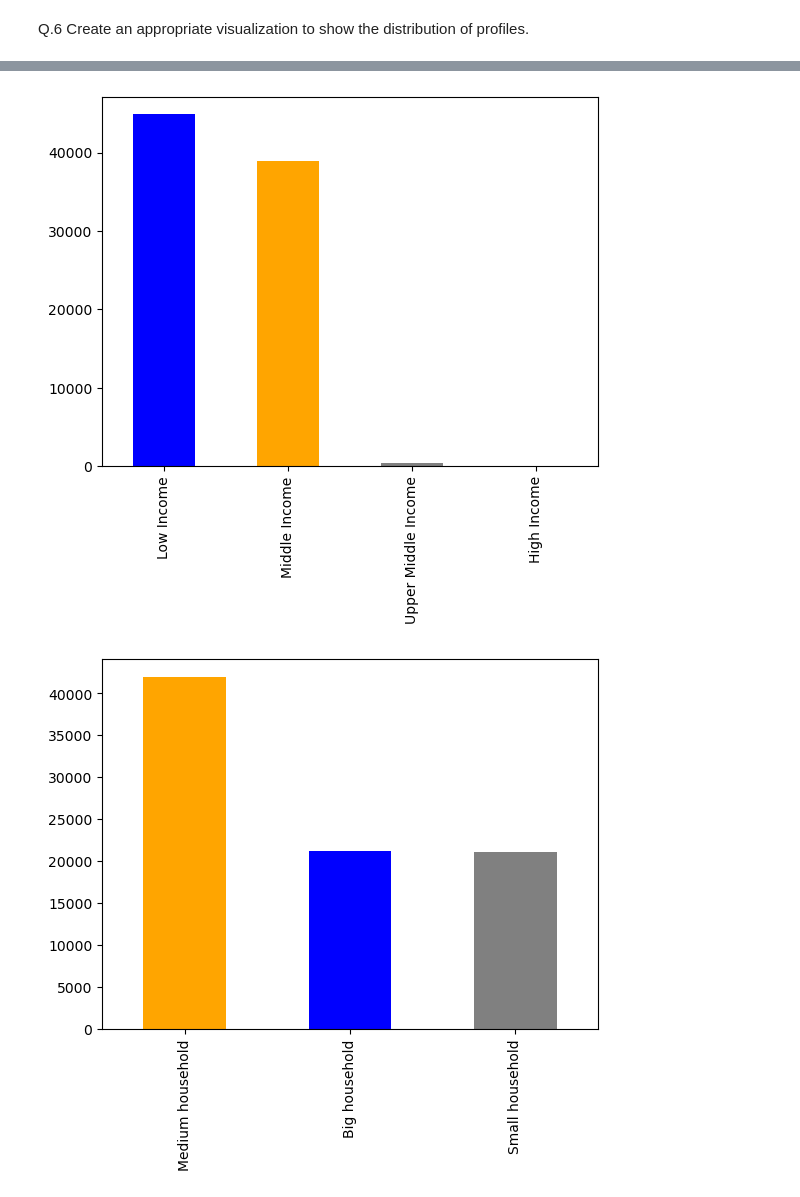
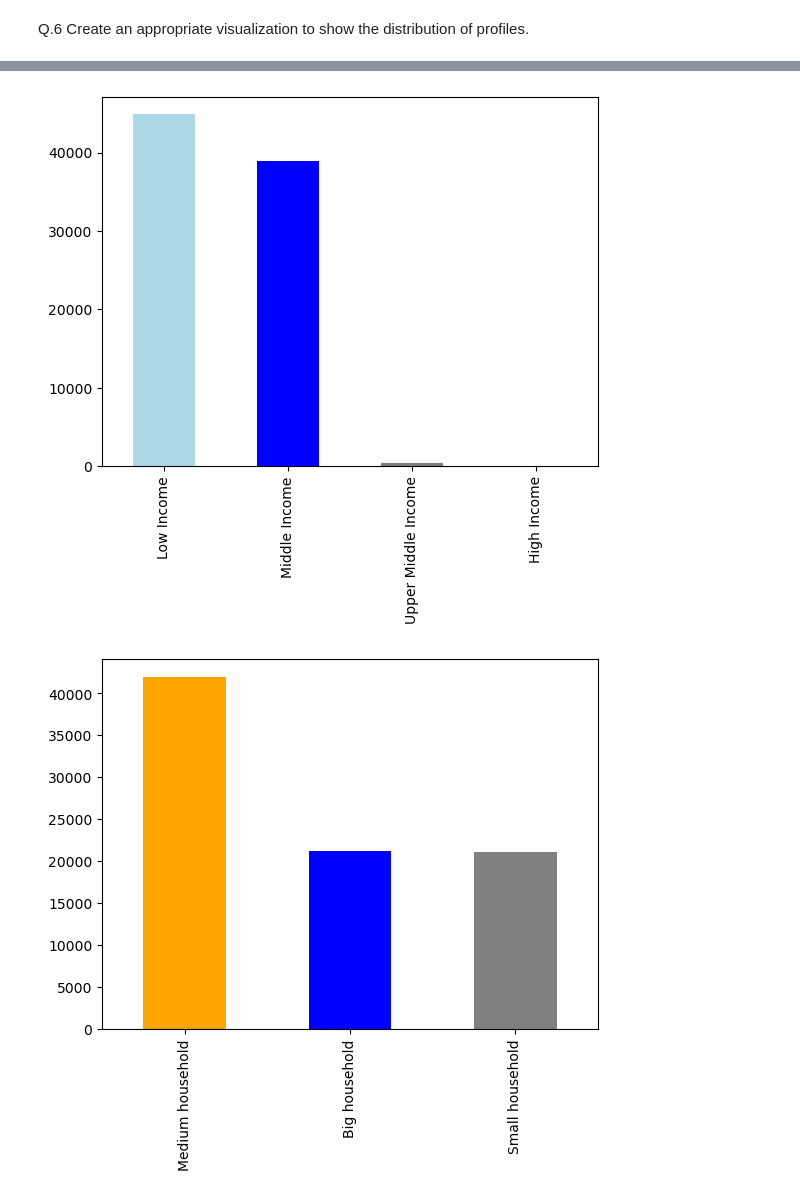
Before and after one commit to Zadorina/Instacart_Sales_Operations_Python, a Jupyter notebook: 3 Scripts/4.10 Coding Etiquette & Excel Reporting.ipynb, the cells around one changed output, grey strips where cells are left out. Saved outputs shown, nothing was run; the diff lists cells and outputs as text; code cells hidden in the pictures.

```diff
--- a/3 Scripts/4.10 Coding Etiquette & Excel Reporting.ipynb
+++ b/3 Scripts/4.10 Coding Etiquette & Excel Reporting.ipynb
@@ -267,9 +267,9 @@ bchart_age_ctgry = high_activity_custs['Age_Category'].value_counts().plot.bar(c
 # %%
 # Create a Bar Chart for Income Profile
 
-bchart_incm_ctgry = high_activity_custs['Income_Category'].value_counts().plot.bar(color = ['blue', 'orange', 'grey', 'lightslategrey'])
+bchart_incm_ctgry = high_activity_custs['Income_Category'].value_counts().plot.bar(color = ['lightblue', 'blue', 'grey','darkblue'])
 # %% [output]
-[figure, old version]
+[figure, new version]
 # %%
 # Create a Bar Chart for Household Status Profile
 bchart_hshld_stts = high_activity_custs['household_flag'].value_counts().plot.bar(color = ['orange', 'blue', 'grey'])
```
Also changed, not shown: parts of 2 cells of this notebook.
